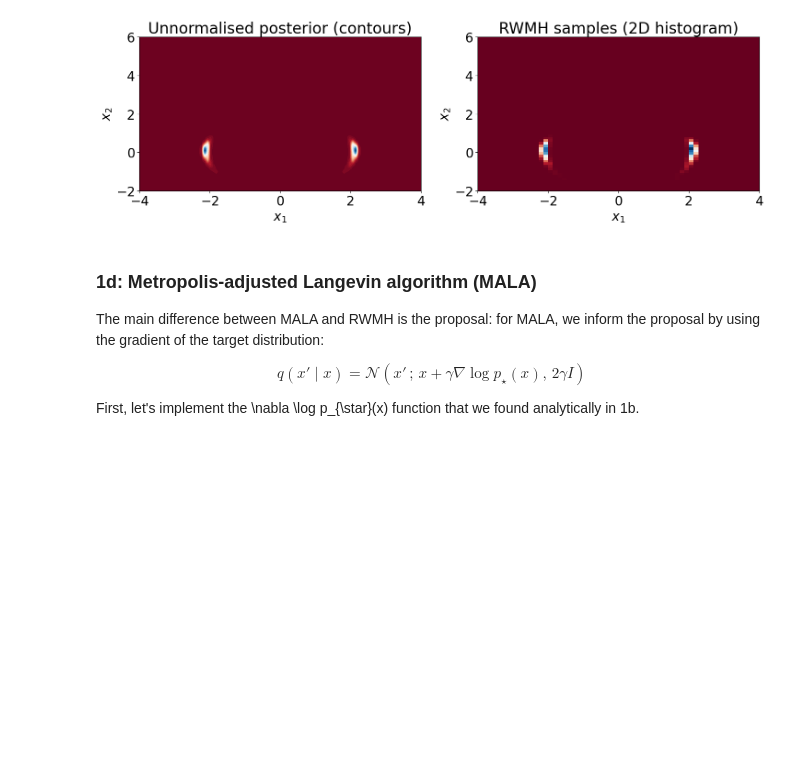
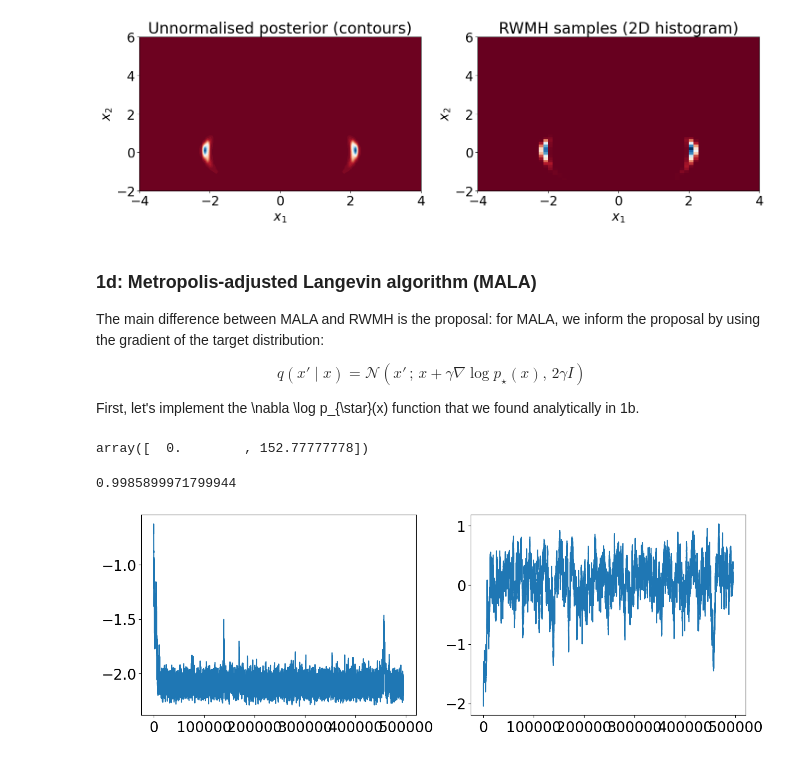
Before and after one commit to alisaklymchuk/stochastic_simulation_math60047, a Jupyter notebook: coursework.ipynb, the cells around one changed output. Cells and saved outputs as stored; diff of their text form; code cells hidden in the pictures; blank space fills up the shorter version.

Commit message:
completed 1d with one gamma, but need to implement the same idea as in 1c

```diff
--- a/coursework.ipynb
+++ b/coursework.ipynb
@@ -286,17 +286,20 @@ print(acc)
 0.03771207542415085
 # %%
 # Trace plots for both coordinates
-trace1 = mc[:, 0]
-trace2 = mc[:, 1]
-x = np.arange(0, len(trace1))
+def trace_plots(sample, algo):
+    trace1 = sample[:, 0]
+    trace2 = sample[:, 1]
+    x = np.arange(0, len(trace1))
 
-plt.figure(figsize=(15,5))
+    plt.figure(figsize=(15,5))
 
-plt.subplot(1, 2, 1)
-plt.plot(x, trace1)
-plt.title("")
+    plt.subplot(1, 2, 1)
+    plt.plot(x, trace1)
+    plt.title("")
 
-plt.subplot(1, 2, 2)
-plt.plot(x, trace2)
-plt.title("")
+    plt.subplot(1, 2, 2)
+    plt.plot(x, trace2)
+    plt.title("")
+
+trace_plots(mc, "RWMH")
 # %% [output]
@@ -445,8 +447,12 @@ def grad_log_posterior(x,
     )
 
     return np.stack([d1, d2], axis=-1) # for the shape to be (N, 2)
+
+grad_log_posterior([0,1])
+# %% [output]
+array([  0.        , 152.77777778])
 # %%
-def mala(target=log_posterior, N=10**6, x0=np.array([0,0]), gamma=0.01, burnin=1000):
+def mala(target=log_posterior, N=500_000, x0=np.array([0,0]), gamma=0.00007, burnin=5000):
 
     samples = np.zeros((N, 2))
     samples[0] = x0
@@ -484,3 +490,9 @@ def mala(target=log_posterior, N=10**6, x0=np.array([0,0]), gamma=0.01, burnin=1
     return samples[burnin:], acc
 
 mala_mc, acc = mala()
+# %%
+trace_plots(mala_mc, "RWMH")
+print(acc)
+# %% [output]
+0.9985899971799944
+[figure, added]
```
Also changed, not shown: parts of 2 cells of this notebook.
